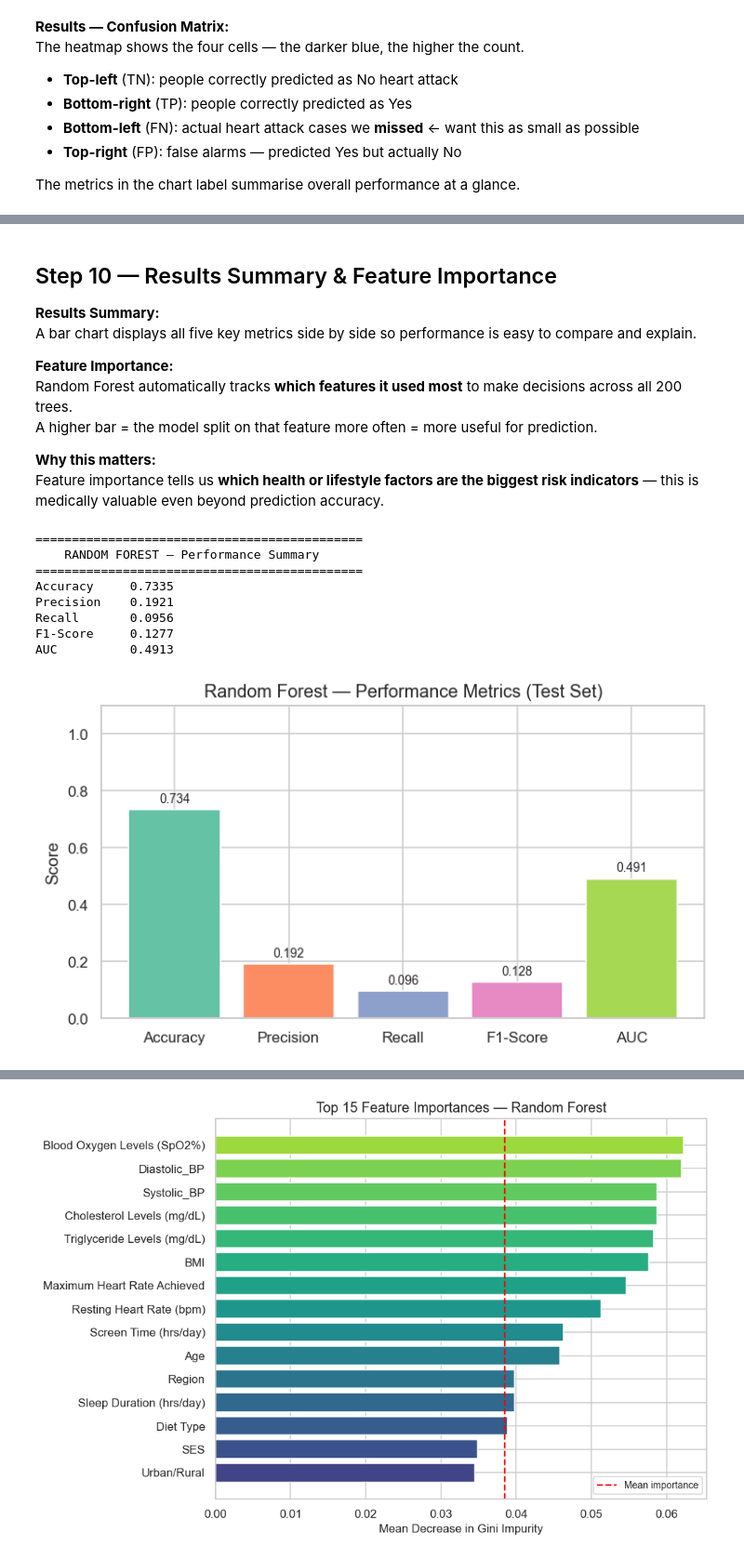
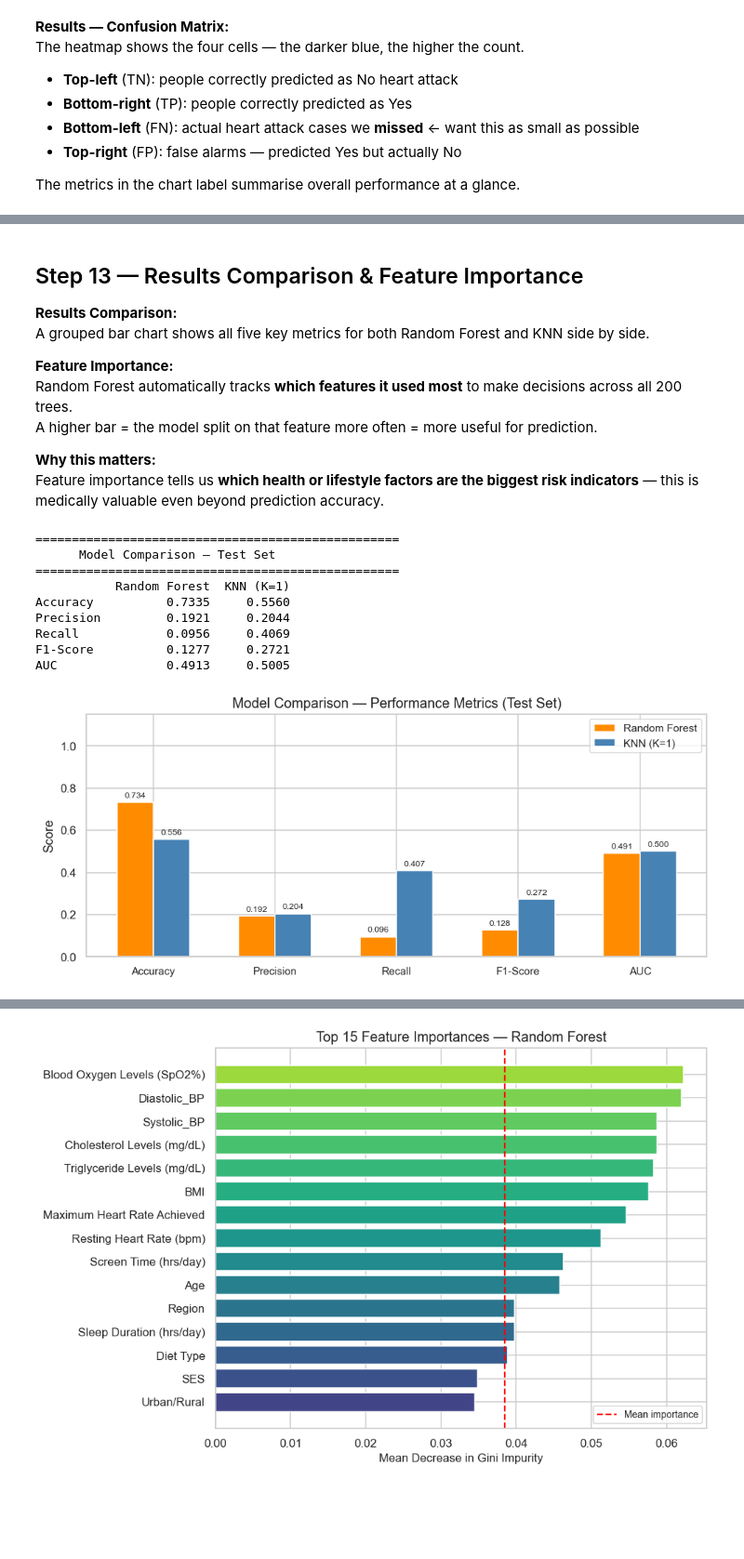
Before and after one commit to malanchanukaherath/ML-Projects, a Jupyter notebook: heart_attack_prediction.ipynb, the cells around one changed output, grey strips where cells are left out. Shown at 93% size. Saved outputs shown, nothing was run; the diff lists cells and outputs as text; code cells hidden in the pictures; blank space fills up the shorter version.

```diff
--- a/heart_attack_prediction.ipynb
+++ b/heart_attack_prediction.ipynb
@@ -604,0 +642,14 @@ The metrics in the chart label summarise overall performance at a glance.
+# %%
+
+# ── 11.2 Train final KNN model with best K ────────────────────────────────────
+knn_model = KNeighborsClassifier(n_neighbors=best_k)
+knn_model.fit(X_train_sc, y_train_sm)    # train on SMOTE-balanced, scaled data
+
+# ── Predict on the original (imbalanced) test set ─────────────────────────────
+knn_pred  = knn_model.predict(X_test_sc)
+knn_proba = knn_model.predict_proba(X_test_sc)[:, 1]   # probabilities for ROC curve
+
+print("=" * 55)
+print("         KNN — Classification Report")
+print("=" * 55)
+print(classification_report(y_test, knn_pred, target_names=["No (0)", "Yes (1)"]))
@@ -666,8 +780,9 @@ The shaded area beneath it is the AUC.
 # %% [markdown]
-## Step 10 — Results Summary & Feature Importance
 
-**Results Summary:**
-A bar chart displays all five key metrics side by side so performance is easy to compare and explain.
+## Step 13 — Results Comparison & Feature Importance
+
+**Results Comparison:**
+A grouped bar chart shows all five key metrics for both Random Forest and KNN side by side.
 
 **Feature Importance:**
 Random Forest automatically tracks **which features it used most** to make decisions across all 200 trees.
@@ -676,39 +791,50 @@ A higher bar = the model split on that feature more often = more useful for pred
 **Why this matters:**
 Feature importance tells us **which health or lifestyle factors are the biggest risk indicators** — this is medically valuable even beyond prediction accuracy.
 # %%
-# ── Results summary for Random Forest ─────────────────────────────────────────
-metrics = {
+
+# ── Build a comparison summary table ──────────────────────────────────────────
+metrics_rf = {
     "Accuracy" : accuracy_score(y_test, y_pred_rf),
     "Precision": precision_score(y_test, y_pred_rf, zero_division=0),
     "Recall"   : recall_score(y_test, y_pred_rf, zero_division=0),
     "F1-Score" : f1_score(y_test, y_pred_rf, zero_division=0),
     "AUC"      : roc_auc_score(y_test, y_prob_rf),
 }
-results = pd.Series(metrics).round(4)
+metrics_knn = {
+    "Accuracy" : accuracy_score(y_test, knn_pred),
+    "Precision": precision_score(y_test, knn_pred, zero_division=0),
+    "Recall"   : recall_score(y_test, knn_pred, zero_division=0),
+    "F1-Score" : f1_score(y_test, knn_pred, zero_division=0),
+    "AUC"      : roc_auc_score(y_test, knn_proba),
+}
 
-print("=" * 45)
-print("    RANDOM FOREST — Performance Summary")
-print("=" * 45)
-print(results.to_string())
+comparison = pd.DataFrame({"Random Forest": metrics_rf, f"KNN (K={best_k})": metrics_knn}).round(4)
+print("=" * 50)
+print("      Model Comparison — Test Set")
+print("=" * 50)
+print(comparison.to_string())
 
-# ── Bar chart ──────────────────────────────────────────────────────────────────
-fig, ax = plt.subplots(figsize=(7, 4))
-bars = ax.bar(results.index, results.values, color=sns.color_palette("Set2", len(results)),
-              edgecolor="white")
-ax.set_ylim(0, 1.1)
-ax.set_title("Random Forest — Performance Metrics (Test Set)", fontsize=13)
+# ── Grouped bar chart ─────────────────────────────────────────────────────────
+fig, ax = plt.subplots(figsize=(9, 4))
+comparison.plot(kind="bar", ax=ax, color=["darkorange", "steelblue"], edgecolor="white", width=0.6)
+ax.set_ylim(0, 1.15)
+ax.set_title("Model Comparison — Performance Metrics (Test Set)", fontsize=13)
 ax.set_ylabel("Score")
-ax.bar_label(bars, fmt="%.3f", fontsize=9, padding=3)
+ax.set_xticklabels(comparison.index, rotation=0, fontsize=10)
+ax.legend(fontsize=10)
+for container in ax.containers:
+    ax.bar_label(container, fmt="%.3f", fontsize=8, padding=3)
 plt.tight_layout()
 plt.show()
 # %% [output]
-=============================================
-    RANDOM FOREST — Performance Summary
-=============================================
-Accuracy     0.7335
-Precision    0.1921
-Recall       0.0956
-F1-Score     0.1277
-AUC          0.4913
+==================================================
+      Model Comparison — Test Set
+==================================================
+           Random Forest  KNN (K=1)
+Accuracy          0.7335     0.5560
+Precision         0.1921     0.2044
+Recall            0.0956     0.4069
+F1-Score          0.1277     0.2721
+AUC               0.4913     0.5005
-[figure, old version]
+[figure, new version]
 # %% [markdown]
```
Also changed, not shown: parts of 21 cells of this notebook.
